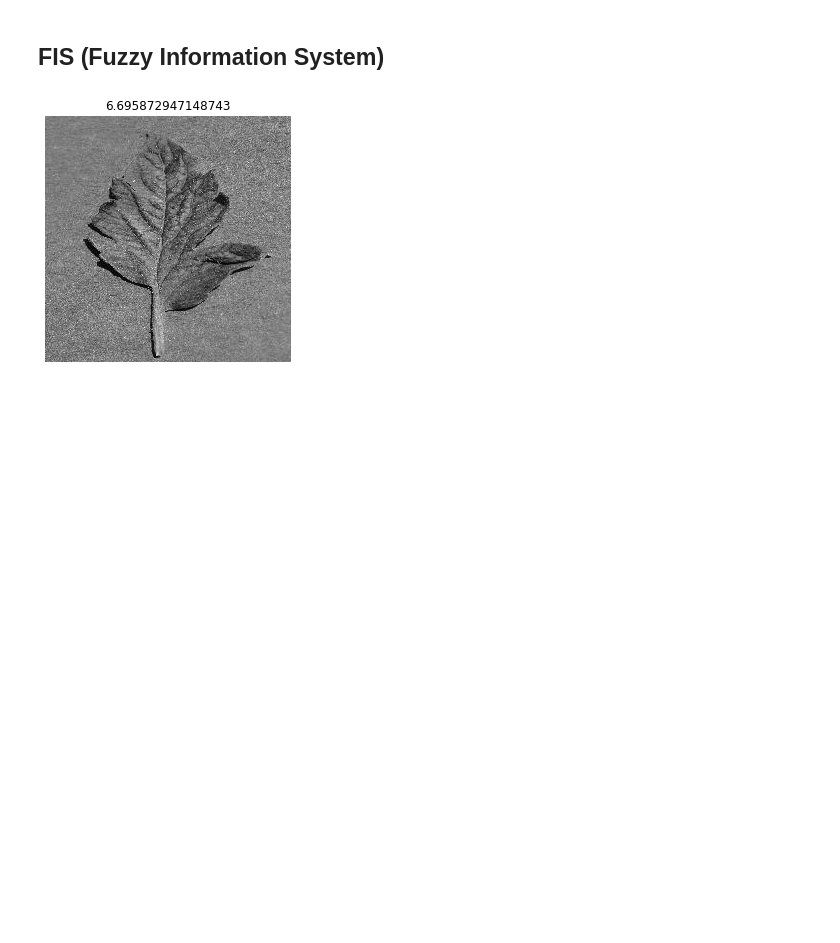
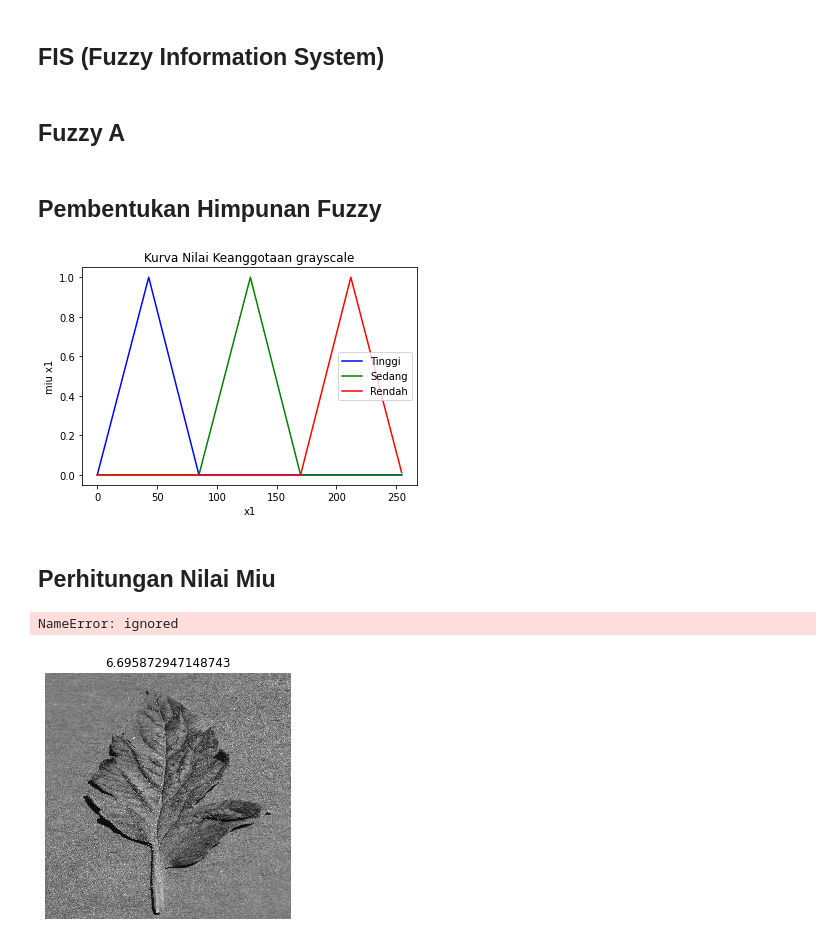
Before and after one commit to trifarameliniaa/SKRIPSI, a Jupyter notebook: Skripsi_Citra.ipynb, the cells around one changed output. Saved outputs shown, nothing was run; the diff lists cells and outputs as text; code cells hidden in the pictures; blank space fills up the shorter version.

Commit message:
representasi kurva segitiga udah, tapi blm bisa masukin ke miu nya

```diff
--- a/Skripsi_Citra.ipynb
+++ b/Skripsi_Citra.ipynb
@@ -85,3 +85,5 @@ def kurva_segitiga(cls, name, domain_min, domain_max, res, a, b, c):
   c = t1fs._adjust_domain_val(c)
 
   t1fs._dom = np.round(np.maximum(np.minimum((t1fs._domain-a)/(b-a), (c-t1fs._domain)/(c-b)), 0), t1fs._precision)
+# %% [markdown]
+## Fuzzy A
@@ -87,0 +164,27 @@ def kurva_segitiga(cls, name, domain_min, domain_max, res, a, b, c):
+# %% [markdown]
+## Pembentukan Himpunan Fuzzy
+# %%
+# Pembentukan Himpunan Fuzzy intensitas grayscale [fungsi buat sendiri]
+x_gray = np.arange(0, 255, 0.5) # Semesta Pembicaraan
+abc_tinggi = [0, 43, 85]
+abc_sedang = [85, 128, 170]
+abc_rendah = [170, 212, 255]
+
+miu_gray_tinggi = fungsi_segitiga(x_gray, abc_tinggi)
+miu_gray_sedang = fungsi_segitiga(x_gray, abc_sedang)
+miu_gray_rendah = fungsi_segitiga(x_gray, abc_rendah)
+
+import matplotlib.pyplot as plt
+plt.plot(x_gray, miu_gray_tinggi, label = "Tinggi", color='blue')
+plt.plot(x_gray, miu_gray_sedang, label = "Sedang", color='green')
+plt.plot(x_gray, miu_gray_rendah, label = "Rendah", color='red')
+plt.xlabel('x1')
+plt.ylabel('miu x1')
+plt.title('Kurva Nilai Keanggotaan grayscale')
+plt.legend()
+plt.savefig('Kurva FIS.png',format='png',dbi=1000) #Display
+plt.show()
+# %% [output]
+[figure, added]
+# %% [markdown]
+## Perhitungan Nilai Miu
@@ -88,3 +212,22 @@ def kurva_segitiga(cls, name, domain_min, domain_max, res, a, b, c):
+# %%
+#miu gray
+x_gray= np.arange(0, 255, 0.5) # Semesta Pembicaraan
+abc_tinggi = [0, 43, 85]
+abc_sedang = [85, 128, 170]
+abc_rendah = [170, 212, 255]
+
+fuzzifikasi_gray=[]
+miu_gray=[]
+for i in X_train.imgG_array:
+    hasil=fuzzifikasi(x_gray, abc_tinggi, abc_sedang, abc_rendah, i, "Tinggi", "Sedang", "Rendah")
+    fuzz = hasil[1]
+    m = hasil[0]
+    fuzzifikasi_gray.append(fuzz)
+    miu_gray.append(m)
+
+len(fuzzifikasi_gray)
+# %% [output]
+NameError: ignored
 # %%
 # Fuzzy Information Gain
 def entropy(im):
```
Also changed, not shown: parts of 10 cells of this notebook.
